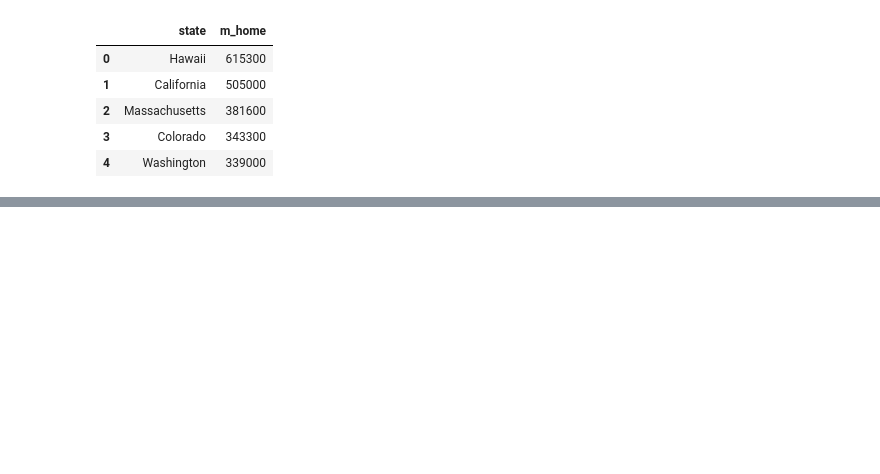
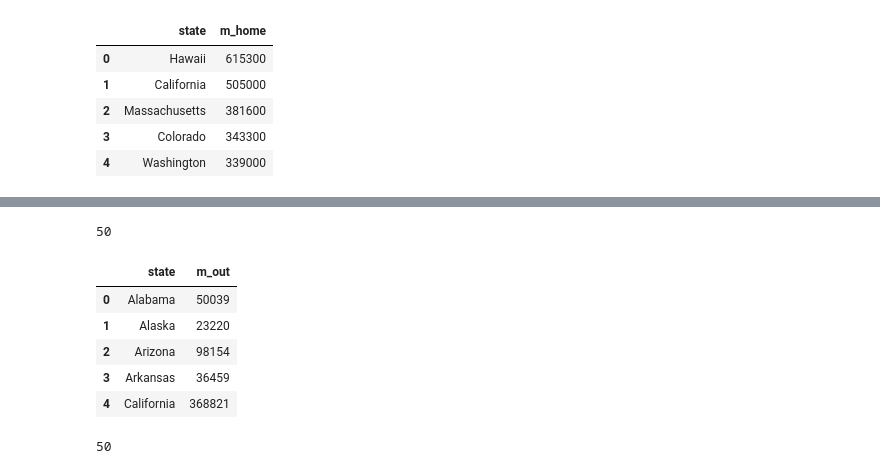
Before and after one commit to aliciasply/InterState-Migration, a Jupyter notebook: Code/Rob.ipynb, the cells around one changed output, grey strips where cells are left out. Saved outputs shown, nothing was run; the diff lists cells and outputs as text; code cells hidden in the pictures; blank space fills up the shorter version.

```diff
--- a/Code/Rob.ipynb
+++ b/Code/Rob.ipynb
@@ -662,0 +671,25 @@ merged_df_7.head()
+# %%
+#migration out csv
+m_out_df = pd.read_csv("../Data/Rob/Migration_Out.csv")
+# %%
+counts = []
+# for state in states:
+for state in states:
+    sum_total = m_out_df.loc[(m_out_df.Origin == f'{state}')].sum()
+    count = sum_total['Total']
+    counts.append(count)
+# %%
+len(counts)
+# %% [output]
+50
+# %%
+migration_out_df = pd.DataFrame({'state': states, 'm_out': counts})
+# %%
+migration_out_df.head()
+# %% [output]
+|  | state | m_out |
+| 0 | Alabama | 50039 |
+| 1 | Alaska | 23220 |
+| 2 | Arizona | 98154 |
+| 3 | Arkansas | 36459 |
+| 4 | California | 368821 |
@@ -662,0 +706,4 @@ merged_df_7.head()
+# %%
+len(counts)
+# %% [output]
+50
```
Also changed, not shown: parts of 31 cells of this notebook, 7 other files.
